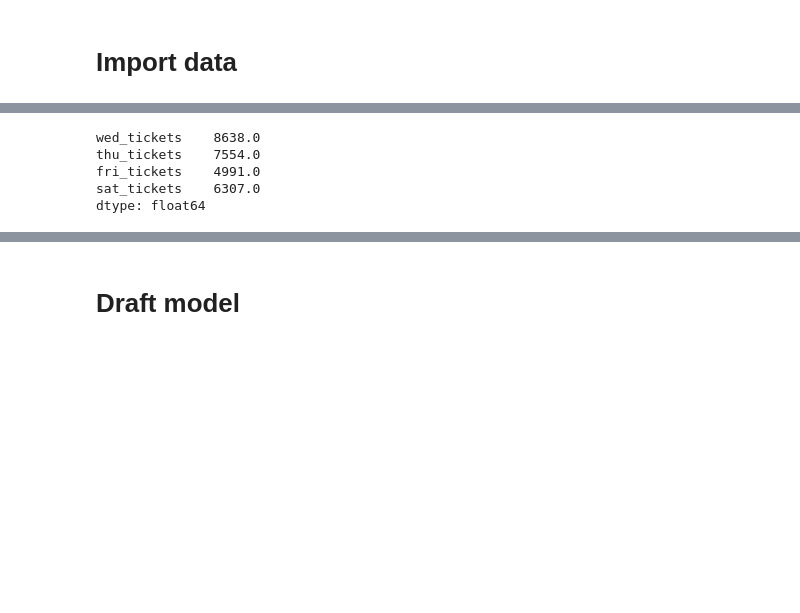
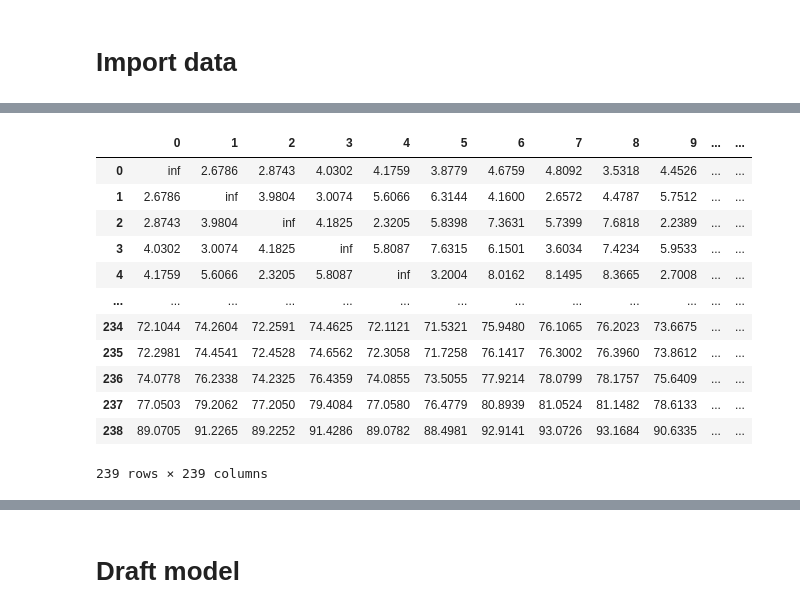
Before and after one commit to baertsch/MGT-530-SLO, a Jupyter notebook: code.ipynb, the cells around one changed output, grey strips where cells are left out. Cells and saved outputs as stored; diff of their text form; code cells hidden in the pictures; blank space fills up the shorter version.

```diff
--- a/code.ipynb
+++ b/code.ipynb
@@ -32,4 +26,5 @@ import seaborn as sns
 # %%
 repo_url = 'https://raw.githubusercontent.com/baertsch/MGT-530-SLO/main/'
 full_data = pd.read_csv(repo_url + 'full_data.csv')
-distance_matrix = pd.read_csv(repo_url + 'distance_matrix.csv')
+distance_matrix = pd.read_csv(repo_url + 'distance_matrix.csv',header=None)
+vehicle_matrix = pd.read_excel(repo_url + 'vhc_matrix_city_excluded.xlsx')
@@ -52,9 +31,17 @@ full_data
-# %%
-full_data[['wed_tickets','thu_tickets','fri_tickets','sat_tickets']].sum()
-# %% [output]
-wed_tickets    8638.0
-thu_tickets    7554.0
-fri_tickets    4991.0
-sat_tickets    6307.0
-dtype: float64
+# %%
+distance_matrix
+# %% [output]
+|  | 0 | 1 | 2 | 3 | 4 | 5 | 6 | 7 | 8 | 9 | ... | ... |
+| 0 | inf | 2.6786 | 2.8743 | 4.0302 | 4.1759 | 3.8779 | 4.6759 | 4.8092 | 3.5318 | 4.4526 | ... | ... |
+| 1 | 2.6786 | inf | 3.9804 | 3.0074 | 5.6066 | 6.3144 | 4.1600 | 2.6572 | 4.4787 | 5.7512 | ... | ... |
+| 2 | 2.8743 | 3.9804 | inf | 4.1825 | 2.3205 | 5.8398 | 7.3631 | 5.7399 | 7.6818 | 2.2389 | ... | ... |
+| 3 | 4.0302 | 3.0074 | 4.1825 | inf | 5.8087 | 7.6315 | 6.1501 | 3.6034 | 7.4234 | 5.9533 | ... | ... |
+| 4 | 4.1759 | 5.6066 | 2.3205 | 5.8087 | inf | 3.2004 | 8.0162 | 8.1495 | 8.3665 | 2.7008 | ... | ... |
+| ... | ... | ... | ... | ... | ... | ... | ... | ... | ... | ... | ... | ... |
+| 234 | 72.1044 | 74.2604 | 72.2591 | 74.4625 | 72.1121 | 71.5321 | 75.9480 | 76.1065 | 76.2023 | 73.6675 | ... | ... |
+| 235 | 72.2981 | 74.4541 | 72.4528 | 74.6562 | 72.3058 | 71.7258 | 76.1417 | 76.3002 | 76.3960 | 73.8612 | ... | ... |
+| 236 | 74.0778 | 76.2338 | 74.2325 | 76.4359 | 74.0855 | 73.5055 | 77.9214 | 78.0799 | 78.1757 | 75.6409 | ... | ... |
+| 237 | 77.0503 | 79.2062 | 77.2050 | 79.4084 | 77.0580 | 76.4779 | 80.8939 | 81.0524 | 81.1482 | 78.6133 | ... | ... |
+| 238 | 89.0705 | 91.2265 | 89.2252 | 91.4286 | 89.0782 | 88.4981 | 92.9141 | 93.0726 | 93.1684 | 90.6335 | ... | ... |
+239 rows × 239 columns
 # %%
```
Also changed, not shown: parts of 23 cells of this notebook, 1 other file.
